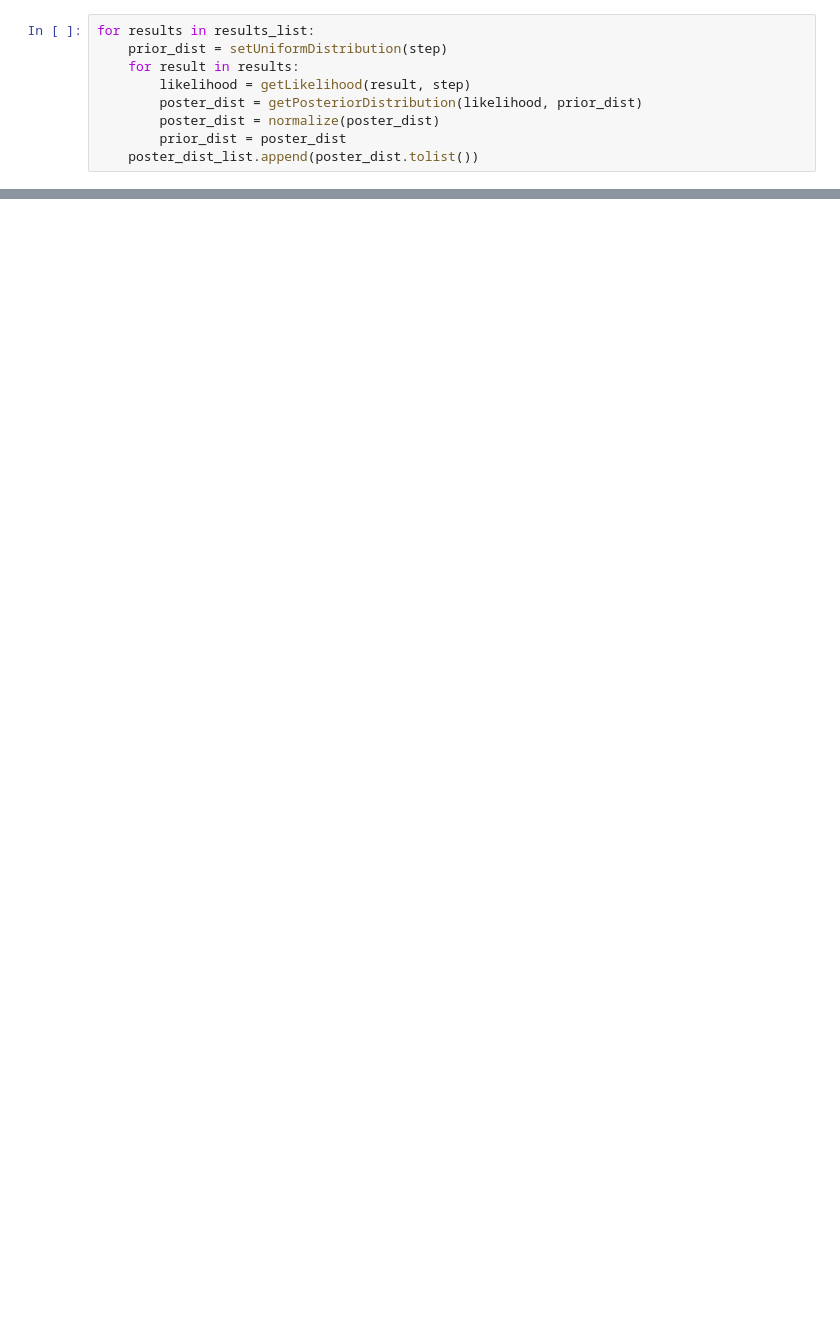
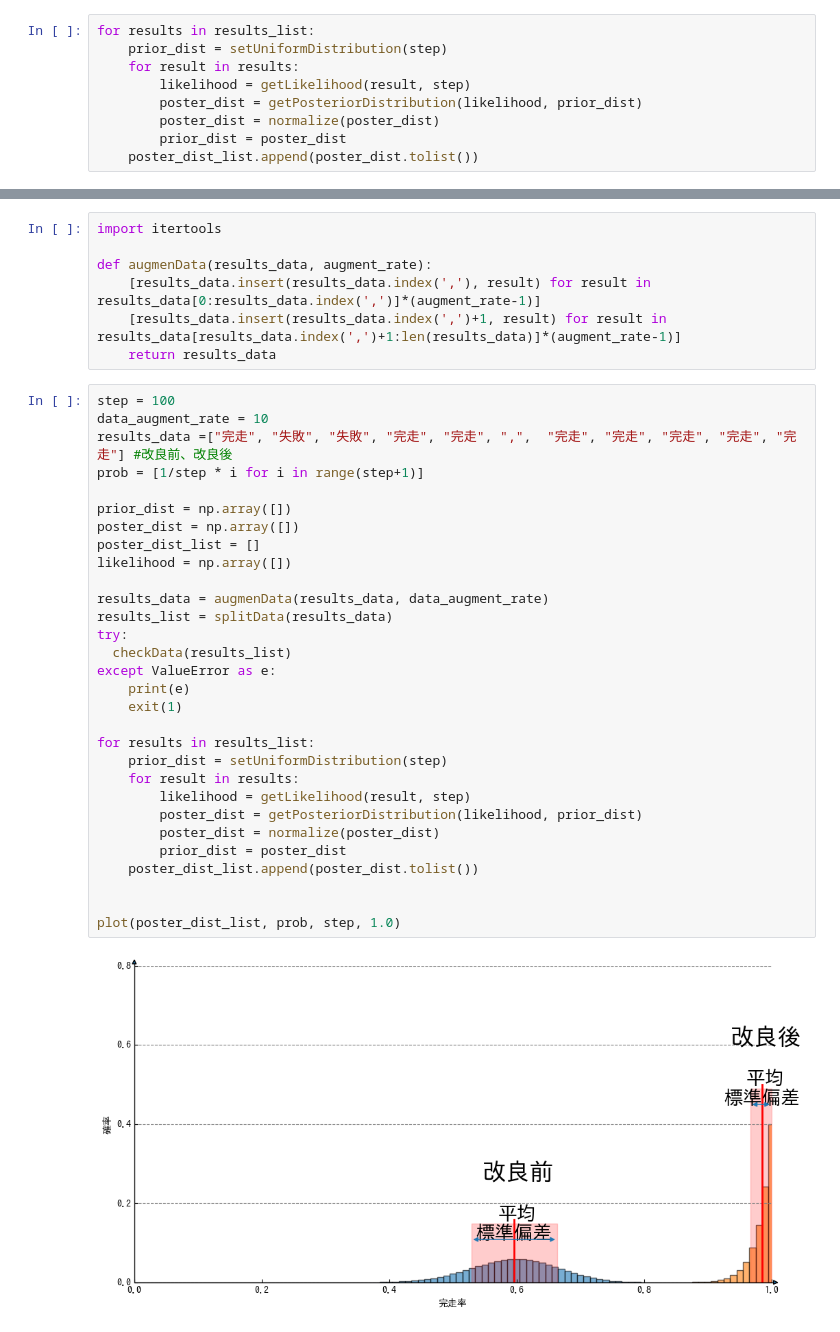
Before and after one commit to uhobeike/calc_posterior_distribution, a Jupyter notebook: compare_posterior_distribution.ipynb, the cells around one changed output, grey strips where cells are left out. Drawn from its saved outputs; the diff is of its cells as text; blank space fills up the shorter version.

```diff
--- a/compare_posterior_distribution.ipynb
+++ b/compare_posterior_distribution.ipynb
@@ -124,0 +151,39 @@ plot(poster_dist_list, prob, step)
+# %%
+import itertools
+
+def augmenData(results_data, augment_rate):
+    [results_data.insert(results_data.index(','), result) for result in results_data[0:results_data.index(',')]*(augment_rate-1)]
+    [results_data.insert(results_data.index(',')+1, result) for result in results_data[results_data.index(',')+1:len(results_data)]*(augment_rate-1)]
+    return results_data
+# %%
+step = 100
+data_augment_rate = 10
+results_data =["完走", "失敗", "失敗", "完走", "完走", ",",  "完走", "完走", "完走", "完走", "完走"] #改良前、改良後
+prob = [1/step * i for i in range(step+1)]
+
+prior_dist = np.array([])
+poster_dist = np.array([])
+poster_dist_list = []
+likelihood = np.array([])
+
+results_data = augmenData(results_data, data_augment_rate)
+results_list = splitData(results_data)
+try:
+  checkData(results_list)
+except ValueError as e:
+    print(e)
+    exit(1)
+
+for results in results_list:
+    prior_dist = setUniformDistribution(step)
+    for result in results:
+        likelihood = getLikelihood(result, step)
+        poster_dist = getPosteriorDistribution(likelihood, prior_dist)
+        poster_dist = normalize(poster_dist)
+        prior_dist = poster_dist
+    poster_dist_list.append(poster_dist.tolist())
+
+
+plot(poster_dist_list, prob, step, 1.0)
+# %% [output]
+[figure, added]
```
Also changed, not shown: parts of 13 cells of this notebook, 1 other file.
